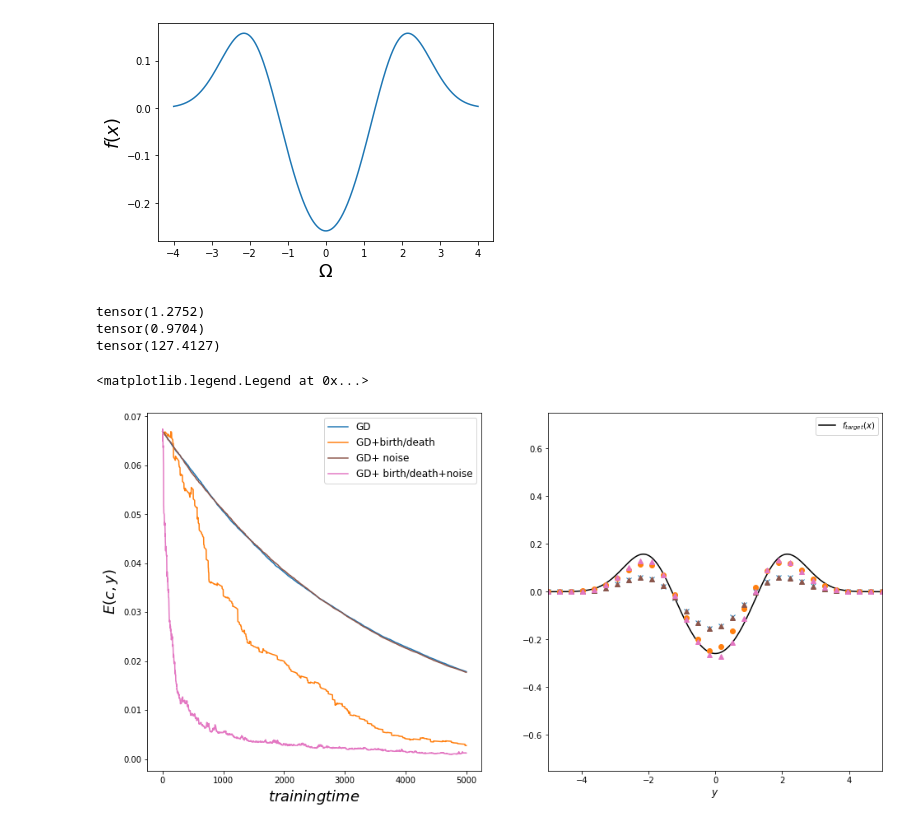
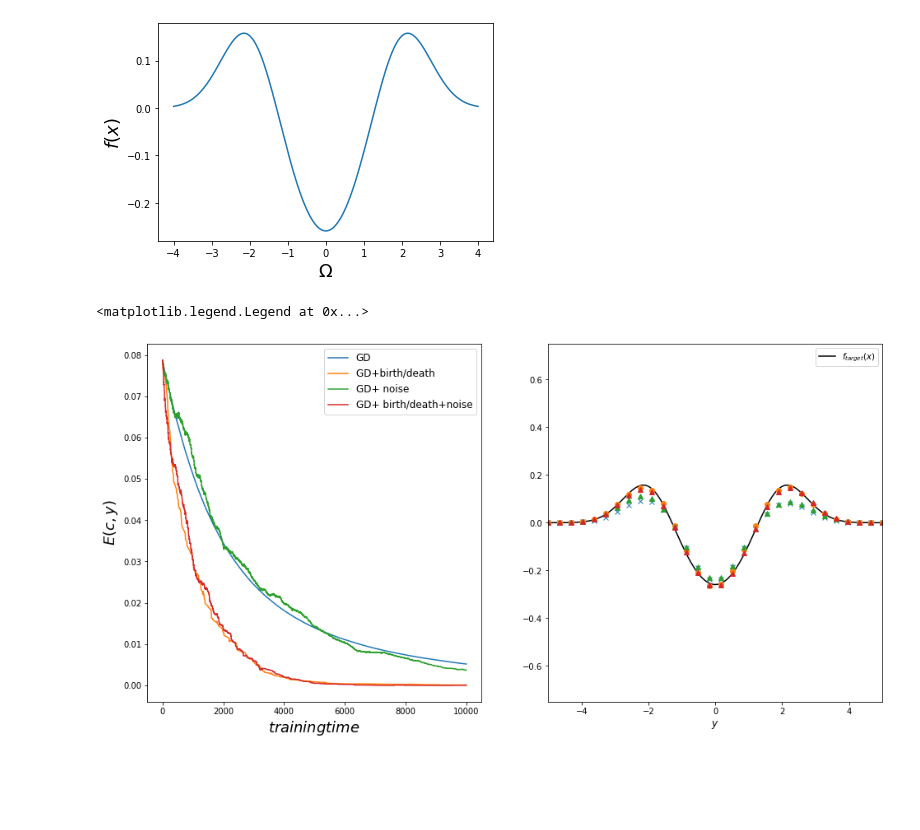
Before and after one commit to sharkjingyang/Graduate-thesis-code, a Jupyter notebook: Gaussian mix/noise.ipynb, the cells around one changed output. Drawn from its saved outputs; the diff is of its cells as text; code cells hidden in the pictures; blank space fills up the shorter version.

```diff
--- a/Gaussian mix/noise.ipynb
+++ b/Gaussian mix/noise.ipynb
@@ -160,5 +161,5 @@ def run_traj(n, n_steps, ys, cs, dt=5e-3):
 
         traj[i,0,:] = ys.flatten()
         traj[i,1,:] = cs.flatten()
-        ys, cs = step_chargesoriginal(ys, cs,n,xsbatch,ysbatch,dt=dt)
+        ys, cs = step_charges(ys, cs,n,xsbatch,ysbatch,dt=dt)
     return traj
@@ -338,18 +305,18 @@ def run_traj_noise_bd(n, n_steps, ys, cs,alpha=1, dt=5e-2):
         xsbatch = torch.index_select(Xsample,0,batchindex)
         ysbatch = torch.index_select(Ysample,0,batchindex)
 
-        cU = -cs*(F(ys,xsbatch,ysbatch)+K(ys,cs,xsbatch))
+        cU = cs*(F(ys,xsbatch,ysbatch)+K(ys,cs,xsbatch))
 
         kill_inds = []
         n_cloned = 0
         for i in range(ys.shape[0]):
-            acUi = alpha *(cU[i,0]-1/n*torch.sum(cU))
+            rate = (cU[i,0]-1/n*torch.sum(cU))
             r = np.random.rand()
-            if acUi < 0:
-                if r < -acUi:
+            if rate > 0:
+                if r < 1-torch.exp(-dt*rate*alpha):
                     kill_inds.append(i)
 
-            elif r < acUi:
+            elif r < 1-torch.exp(dt*rate*alpha):
                 ys = torch.cat((ys,ys[i,:].reshape(1,1)))
                 cs = torch.cat((cs,cs[i,:].reshape(1,1)))
                 n_cloned+=1
@@ -390,25 +357,13 @@ def run_traj_newwithoutbd(n, n_steps, ys, cs, dt=5e-3):
-# %%
-ys = 4*torch.rand([200,1])-2
-print(ys.var())
-cs = torch.randn(ys.shape)
-print(cs.var())
-A=Kernel(ys,cs,sigma1,sigma2)
-print(torch.mean(torch.sum(A,dim=0,keepdim=True)))
-# %% [output]
-tensor(1.2752)
-tensor(0.9704)
-tensor(127.4127)
 # %%
 
-n_steps = 5000
+n_steps = 10000
+sigma=10
 ysinitial=4*torch.rand([n,1])-2
-csinitial=torch.randn(ys.shape)
+csinitial=torch.randn(ysinitial.shape)
 traj_gd = run_traj(n, n_steps,ysinitial,csinitial,dt=1e-2)
-traj_s1 = run_traj_original(n, n_steps, ysinitial, csinitial,alpha=0.05, dt=1e-2)
-# traj_s2 = run_traj_new(n, n_steps, ysinitial,csinitial, alpha=0.05, dt=1e-2)
-# traj_s3 = run_traj_newwithoutbd(n, n_steps,ysinitial,csinitial, dt=1e-2)
-traj_s4 = run_traj_noise(n, n_steps,ysinitial,csinitial, dt=1e-2)
-traj_s5 = run_traj_noise_bd(n, n_steps,ysinitial,csinitial, dt=1e-2)
+traj_s1 = run_traj_bd(n, n_steps, ysinitial, csinitial,alpha=5, dt=1e-2)
+traj_s2 = run_traj_noise(n, n_steps,ysinitial,csinitial, dt=1e-2)
+traj_s3 = run_traj_noise_bd(n, n_steps,ysinitial,csinitial,alpha=5, dt=1e-2)
 # %%
 Cf = 0.206/3
 def err(traj):
@@ -421,36 +376,32 @@ def err(traj):
 # %%
 fig, [ax1, ax2] = plt.subplots(1,2,figsize=(16,8))
 ys = torch.linspace(-5,5,100).reshape([100,1])
 ax1.set_ylabel(r"$E(c,y)$", fontsize=18)
 ax1.set_xlabel(r"$training time$", fontsize=18)
 ax1.plot(np.array(err(traj_gd)), label=r"GD",color=colors[0])
 ax1.plot(err(traj_s1), label=r"GD+birth/death ",color=colors[1])
-# ax1.plot(err(traj_s2), label=r"GD+birth/death kernel", color=colors[3])
-# ax1.plot(err(traj_s3), label=r"GD+ kernel", color=colors[4])
-ax1.plot(err(traj_s4), label=r"GD+ noise", color=colors[5])
-ax1.plot(err(traj_s5), label=r"GD+ birth/death+noise", color=colors[6])
+ax1.plot(err(traj_s2), label=r"GD+ noise", color=colors[2])
+ax1.plot(err(traj_s3), label=r"GD+ birth/death+noise", color=colors[3])
 ax1.legend(fontsize=12, loc=0)
 
 ax2.set_xlabel(r"$y$", fontsize=12)
 ax2.set_xlim(-5,5)
 ax2.set_ylim(-0.75,0.75)
 xs = torch.linspace(-5,5,200).reshape(200,1)
 ax2.plot(xs.numpy(), f(xs).numpy(), "k", label=r"$f_{target}(x)$")
 n = traj_gd[0][0].shape[0]
 xs = torch.linspace(-5,5,30).reshape(30,1)
 ax2.plot(xs.numpy(), fn(xs, traj_gd[-1][1].reshape(n), traj_gd[-1][0].reshape(n), s2).numpy(), "x", color=colors[0])
 ax2.plot(xs.numpy(), fn(xs, traj_s1[-1][1].reshape(n), traj_s1[-1][0].reshape(n), s2).numpy(), "o", color=colors[1])
-# ax2.plot(xs.numpy(), fn(xs, traj_s2[-1][1].reshape(n), traj_s2[-1][0].reshape(n), s2).numpy(), "^", color=colors[3])
-# ax2.plot(xs.numpy(), fn(xs, traj_s3[-1][1].reshape(n), traj_s3[-1][0].reshape(n), s2).numpy(), "^", color=colors[4])
-ax2.plot(xs.numpy(), fn(xs, traj_s4[-1][1].reshape(n), traj_s4[-1][0].reshape(n), s2).numpy(), "^", color=colors[5])
-ax2.plot(xs.numpy(), fn(xs, traj_s5[-1][1].reshape(n), traj_s5[-1][0].reshape(n), s2).numpy(), "^", color=colors[6])
+ax2.plot(xs.numpy(), fn(xs, traj_s2[-1][1].reshape(n), traj_s2[-1][0].reshape(n), s2).numpy(), "^", color=colors[2])
+ax2.plot(xs.numpy(), fn(xs, traj_s3[-1][1].reshape(n), traj_s3[-1][0].reshape(n), s2).numpy(), "^", color=colors[3])
 ax2.legend()
 
 
 # fig.savefig("gaussian_convergence_full_supp.pdf")
 # %% [output]
 <matplotlib.legend.Legend at 0x...>
-[figure, old version]
+[figure, new version]
 # %%
 print(torch.mean(traj_gd-traj_s1))
 # %% [output]
```
Also changed, not shown: parts of 12 cells of this notebook, 1 other file.
